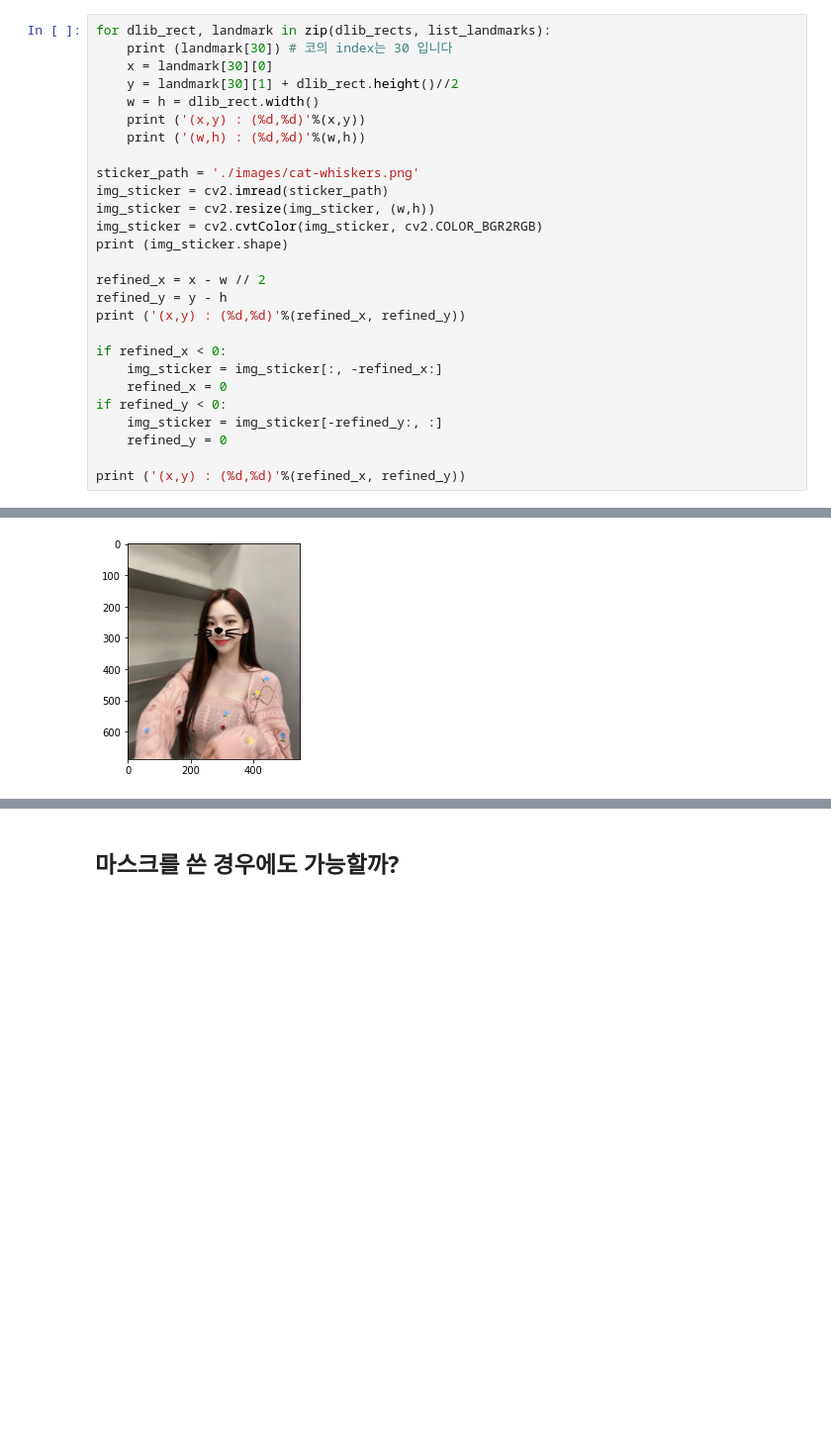
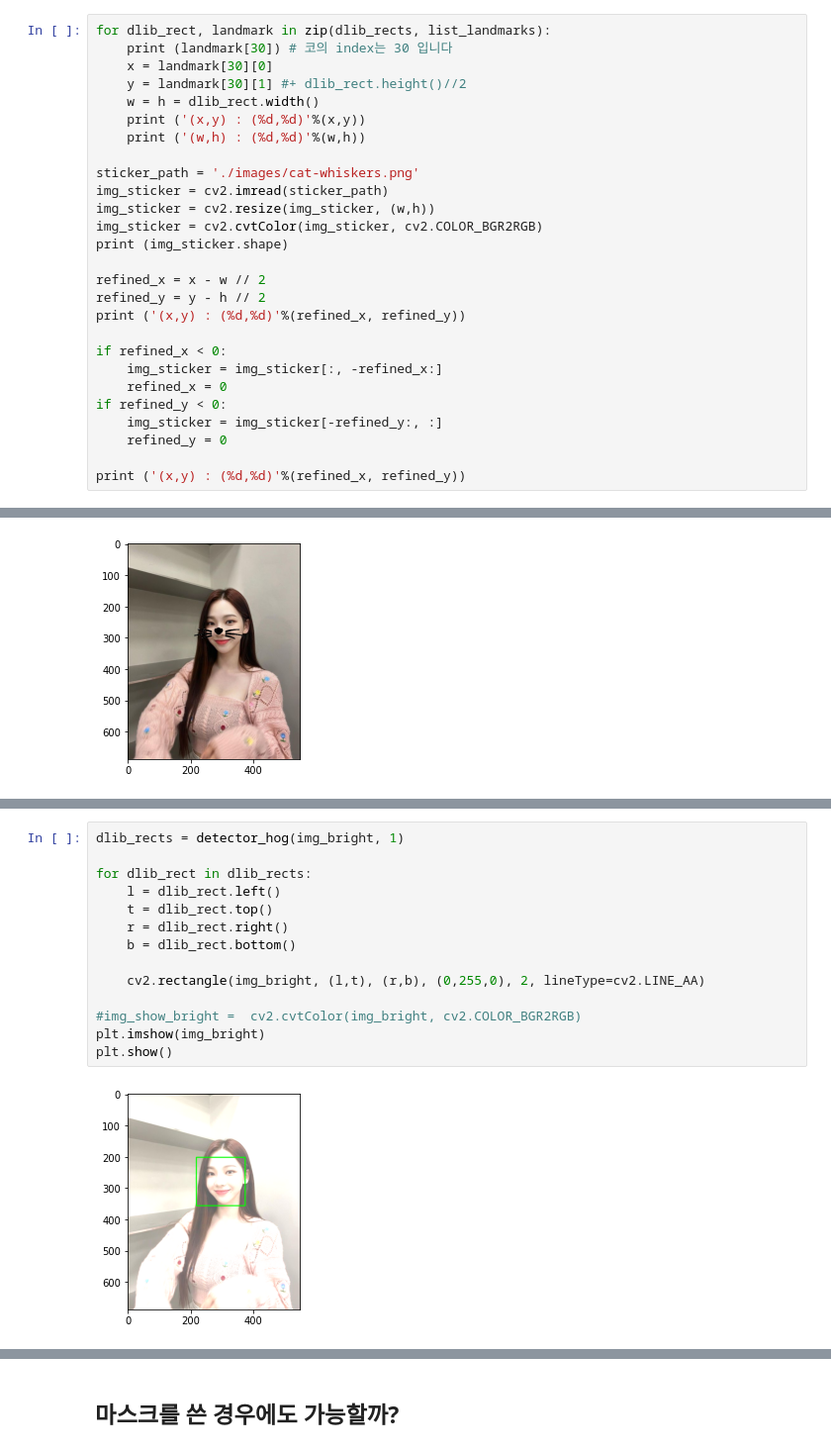
Before and after one commit to del-luna/aiffel, a Jupyter notebook: Exploration/aiffel_exploration_3.ipynb, the cells around one changed output, grey strips where cells are left out. Shown at 99% size. Saved outputs shown, nothing was run; the diff lists cells and outputs as text; blank space fills up the shorter version.

```diff
--- a/Exploration/aiffel_exploration_3.ipynb
+++ b/Exploration/aiffel_exploration_3.ipynb
@@ -64,7 +64,7 @@ plt.show()
 for dlib_rect, landmark in zip(dlib_rects, list_landmarks):
     print (landmark[30]) # 코의 index는 30 입니다
     x = landmark[30][0]
-    y = landmark[30][1] + dlib_rect.height()//2
+    y = landmark[30][1] #+ dlib_rect.height()//2
     w = h = dlib_rect.width()
     print ('(x,y) : (%d,%d)'%(x,y))
     print ('(w,h) : (%d,%d)'%(w,h))
@@ -76,7 +76,7 @@ img_sticker = cv2.cvtColor(img_sticker, cv2.COLOR_BGR2RGB)
 print (img_sticker.shape)
 
 refined_x = x - w // 2
-refined_y = y - h
+refined_y = y - h // 2
 print ('(x,y) : (%d,%d)'%(refined_x, refined_y))
 
 if refined_x < 0:
@@ -110,0 +138,16 @@ plt.show()
+# %%
+dlib_rects = detector_hog(img_bright, 1)
+
+for dlib_rect in dlib_rects:
+    l = dlib_rect.left()
+    t = dlib_rect.top()
+    r = dlib_rect.right()
+    b = dlib_rect.bottom()
+
+    cv2.rectangle(img_bright, (l,t), (r,b), (0,255,0), 2, lineType=cv2.LINE_AA)
+
+#img_show_bright =  cv2.cvtColor(img_bright, cv2.COLOR_BGR2RGB)
+plt.imshow(img_bright)
+plt.show()
+# %% [output]
+[figure, added]
```
Also changed, not shown: parts of 9 cells of this notebook.
